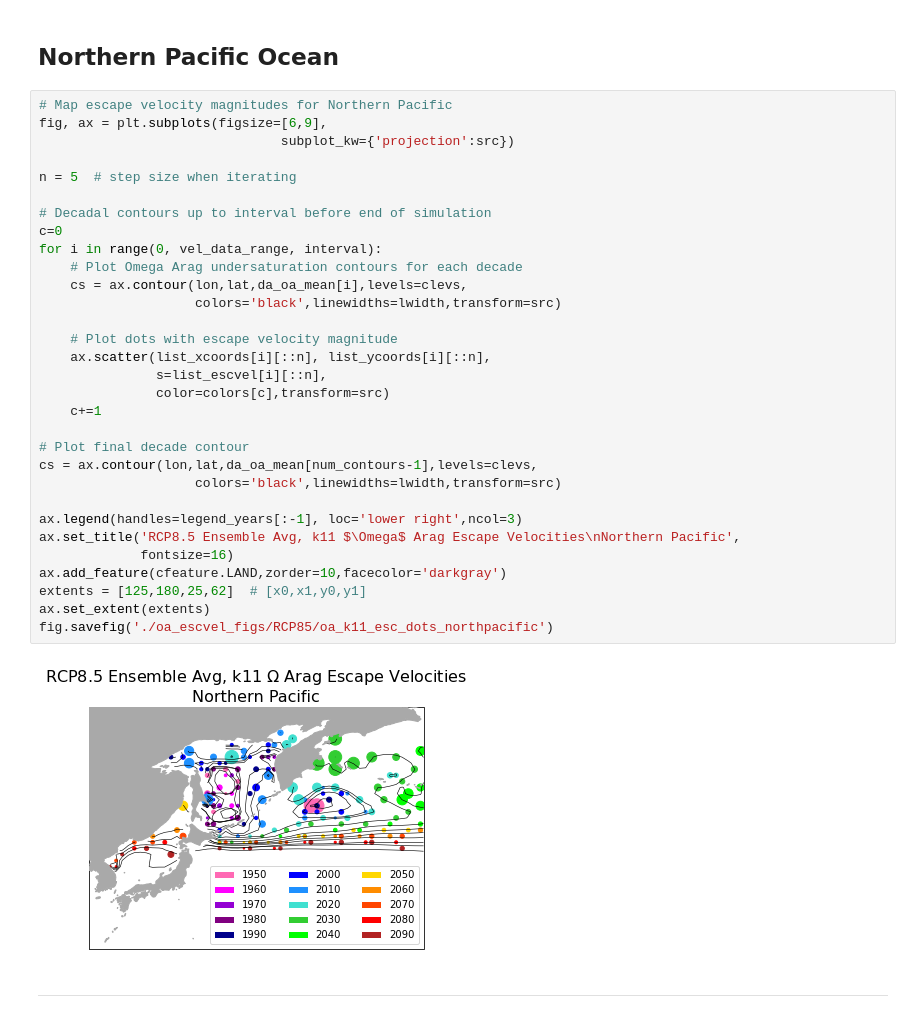
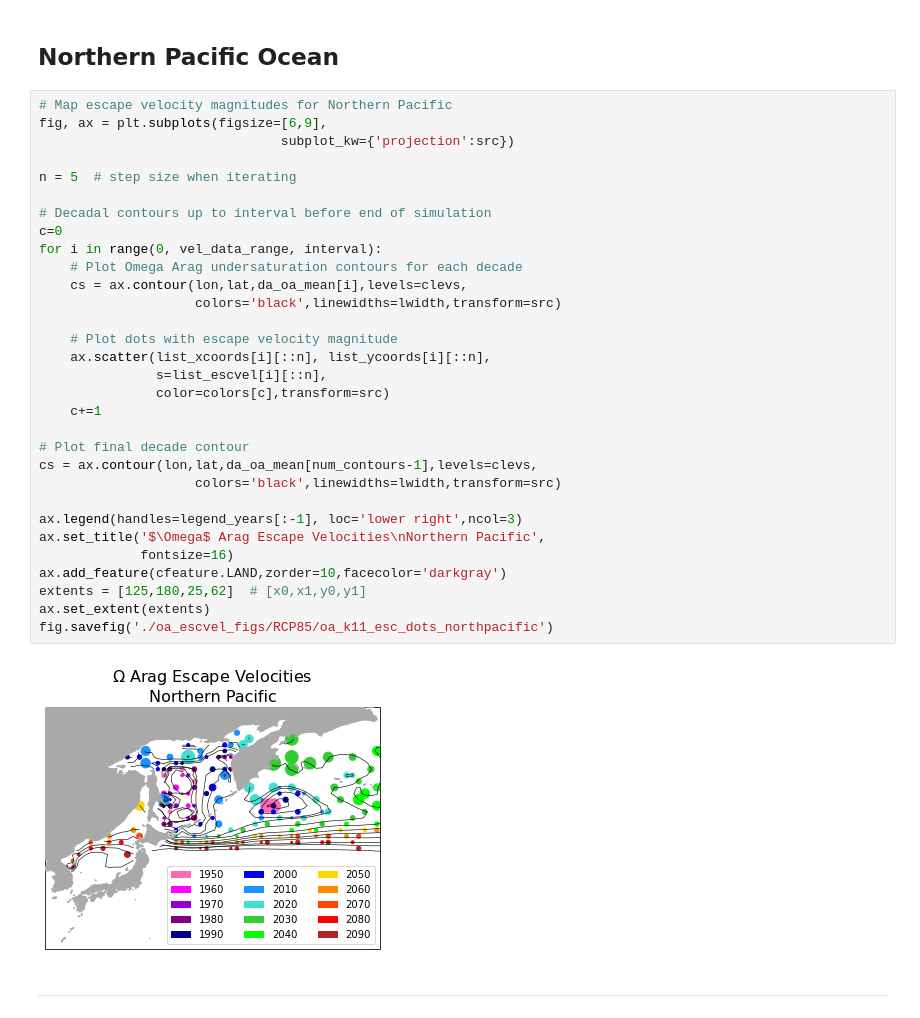
Before and after one commit to chazbethelbrescia/pei2020, a Jupyter notebook: notebooks/Climate_Velocities/oa_rcp85_k11_escvel.ipynb, the cells around one changed output. Drawn from its saved outputs; the diff is of its cells as text.

```diff
--- a/notebooks/Climate_Velocities/oa_rcp85_k11_escvel.ipynb
+++ b/notebooks/Climate_Velocities/oa_rcp85_k11_escvel.ipynb
@@ -509,35 +510,35 @@ fig.savefig('./oa_escvel_figs/RCP85/oa_k11_esc_dots_africa')
 # Map escape velocity magnitudes for Northern Pacific
 fig, ax = plt.subplots(figsize=[6,9],
                                subplot_kw={'projection':src})
 
 n = 5  # step size when iterating
 
 # Decadal contours up to interval before end of simulation
 c=0
 for i in range(0, vel_data_range, interval):
     # Plot Omega Arag undersaturation contours for each decade
     cs = ax.contour(lon,lat,da_oa_mean[i],levels=clevs,
                     colors='black',linewidths=lwidth,transform=src)
 
     # Plot dots with escape velocity magnitude
     ax.scatter(list_xcoords[i][::n], list_ycoords[i][::n],
                s=list_escvel[i][::n],
                color=colors[c],transform=src)
     c+=1
 
 # Plot final decade contour
 cs = ax.contour(lon,lat,da_oa_mean[num_contours-1],levels=clevs,
                     colors='black',linewidths=lwidth,transform=src)
 
 ax.legend(handles=legend_years[:-1], loc='lower right',ncol=3)
-ax.set_title('RCP8.5 Ensemble Avg, k11 $\Omega$ Arag Escape Velocities\nNorthern Pacific',
+ax.set_title('$\Omega$ Arag Escape Velocities\nNorthern Pacific',
              fontsize=16)
 ax.add_feature(cfeature.LAND,zorder=10,facecolor='darkgray')
 extents = [125,180,25,62]  # [x0,x1,y0,y1]
 ax.set_extent(extents)
 fig.savefig('./oa_escvel_figs/RCP85/oa_k11_esc_dots_northpacific')
 # %% [output]
-[figure, old version]
+[figure, new version]
 # %% [markdown]
 ___
 # %% [markdown]
```
Also changed, not shown: parts of 10 cells of this notebook, 12 other files.
